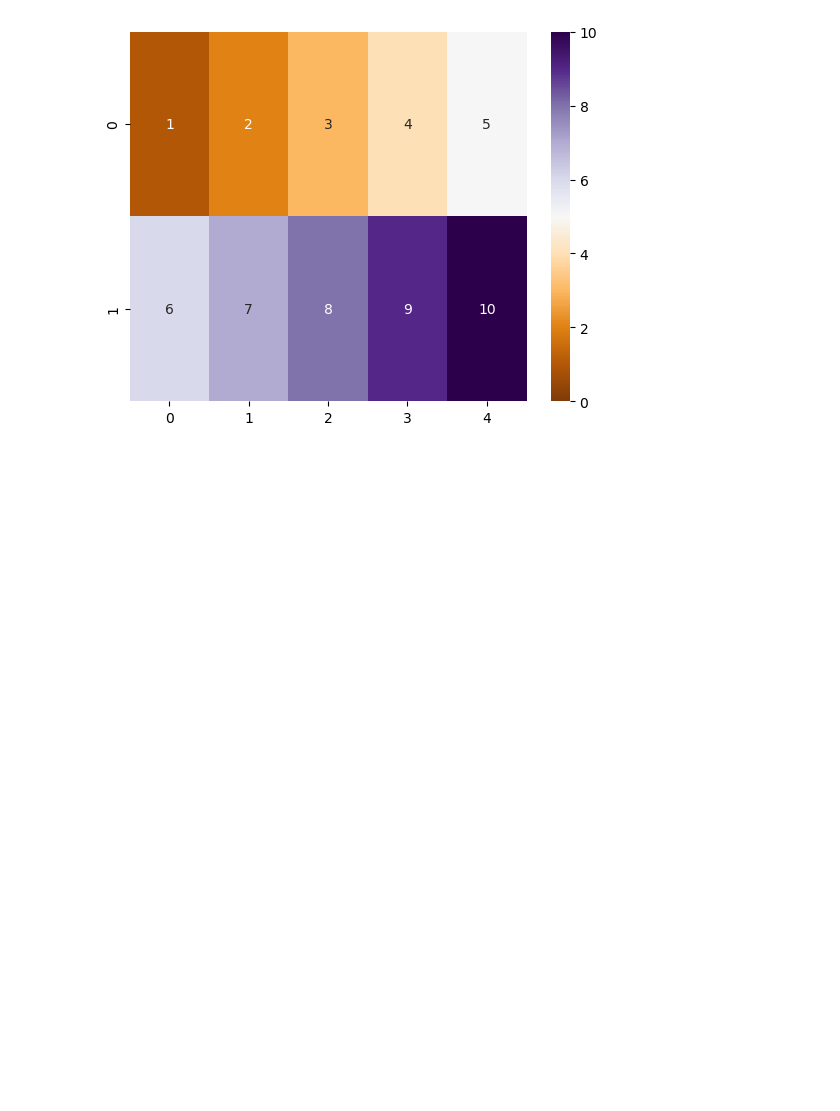
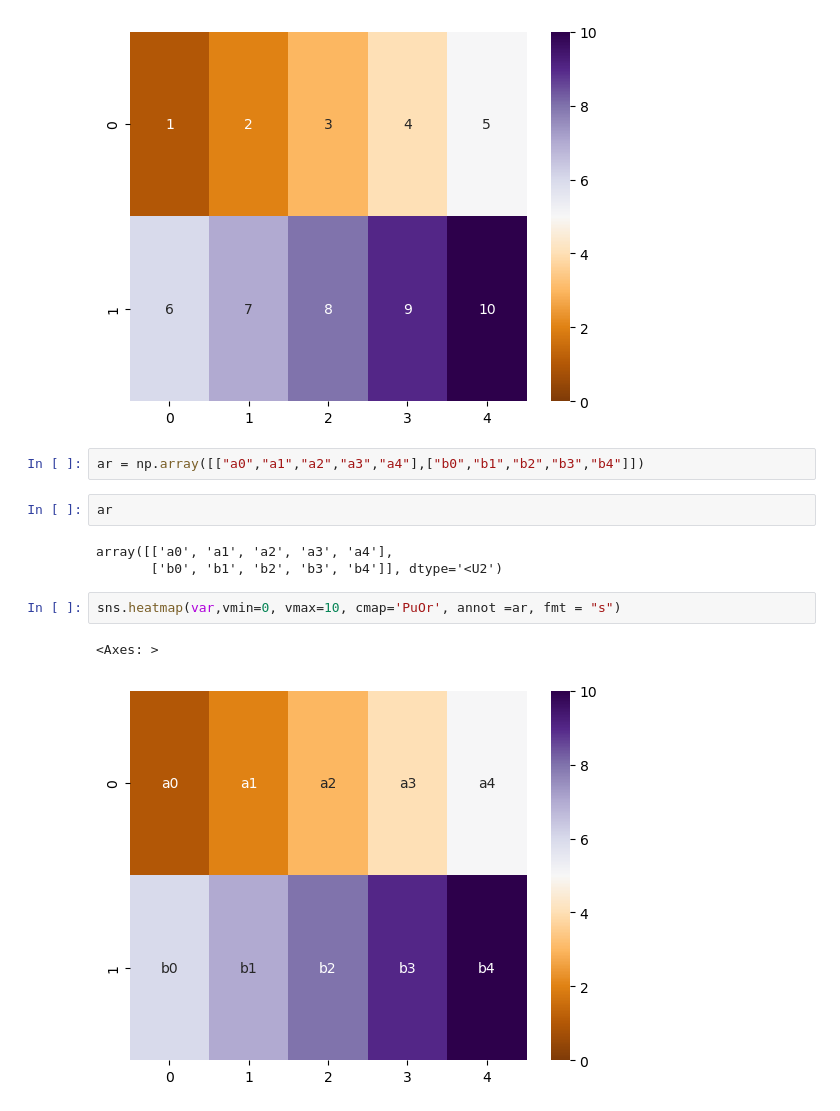
Before and after one commit to NiShApOkHaReL/100DaysOfDataScience, a Jupyter notebook: 11. Day - 11 Seaborn/Seaborn part-2.ipynb, the cells around one changed output. Saved outputs shown, nothing was run; the diff lists cells and outputs as text; blank space fills up the shorter version.

```diff
--- a/11. Day - 11 Seaborn/Seaborn part-2.ipynb
+++ b/11. Day - 11 Seaborn/Seaborn part-2.ipynb
@@ -230,3 +230,15 @@ sns.heatmap(var,vmin=0, vmax=10, cmap='PuOr', annot = True)
 # %% [output]
 <Axes: >
 [figure]
+# %%
+ar = np.array([["a0","a1","a2","a3","a4"],["b0","b1","b2","b3","b4"]])
+# %%
+ar
+# %% [output]
+array([['a0', 'a1', 'a2', 'a3', 'a4'],
+       ['b0', 'b1', 'b2', 'b3', 'b4']], dtype='<U2')
+# %%
+sns.heatmap(var,vmin=0, vmax=10, cmap='PuOr', annot =ar, fmt = "s")
+# %% [output]
+<Axes: >
+[figure, added]
```
Also changed, not shown: parts of 7 cells of this notebook.
